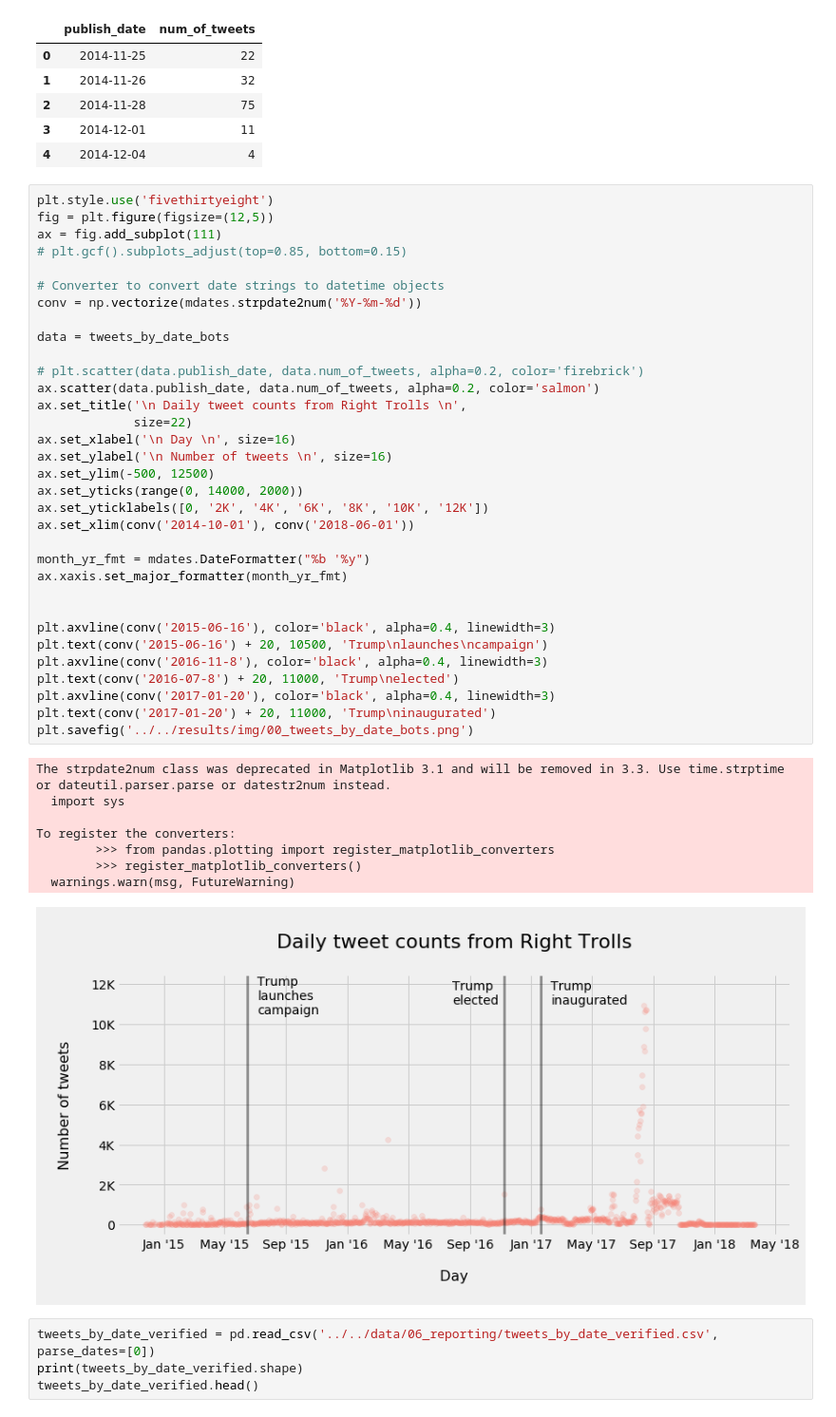
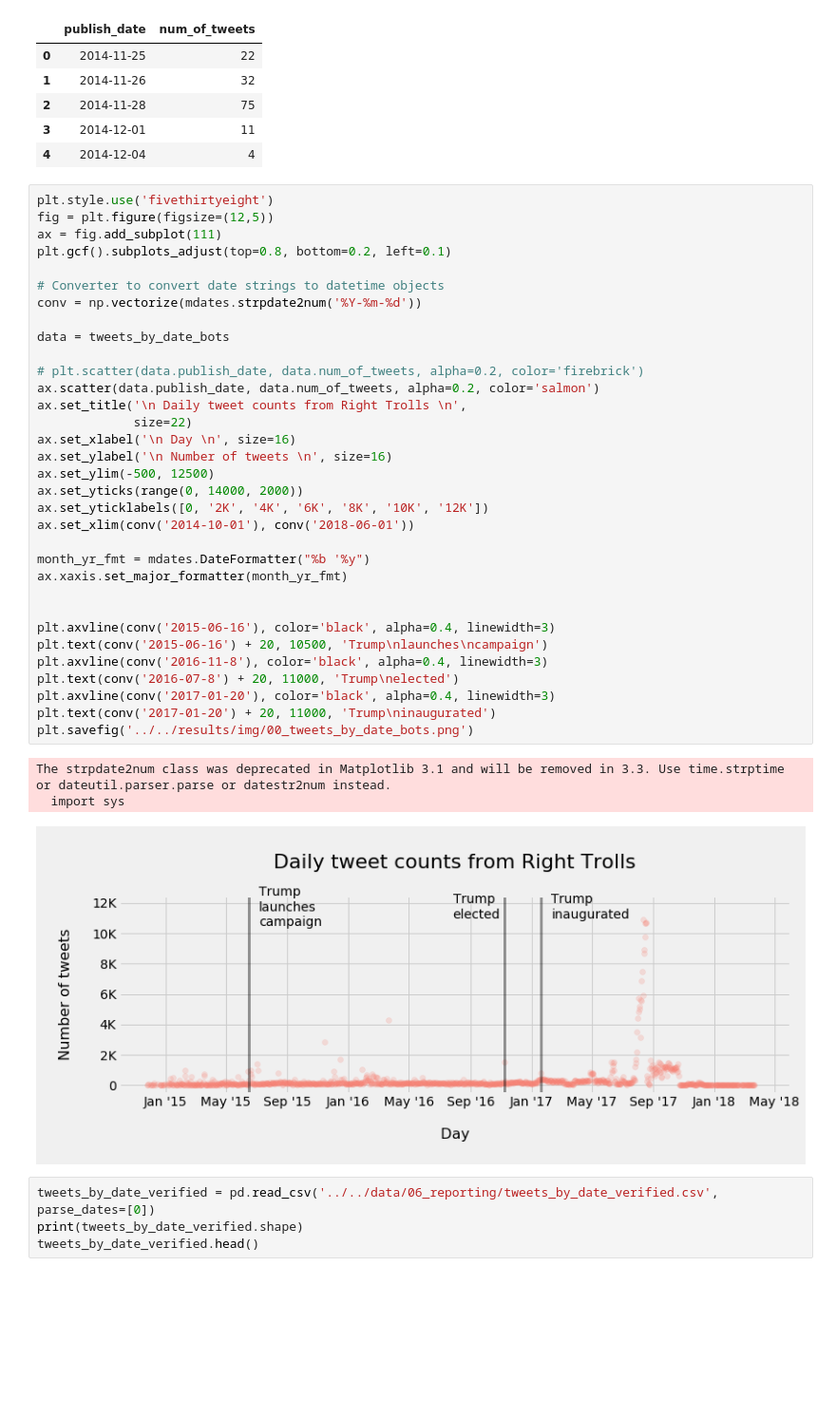
Before and after one commit to yontartu/bot-vs-human, a Jupyter notebook: notebooks/03_analysis/20190901-jg-testing-models.ipynb, the cells around one changed output. Shown: that part at 95% size. Cells and saved outputs as stored; diff of their text form; blank space fills up the shorter version.

```diff
--- a/notebooks/03_analysis/20190901-jg-testing-models.ipynb
+++ b/notebooks/03_analysis/20190901-jg-testing-models.ipynb
@@ -990,44 +996,39 @@ tweets_by_date_bots.head()
 plt.style.use('fivethirtyeight')
 fig = plt.figure(figsize=(12,5))
 ax = fig.add_subplot(111)
-# plt.gcf().subplots_adjust(top=0.85, bottom=0.15)
+plt.gcf().subplots_adjust(top=0.8, bottom=0.2, left=0.1)
 
 # Converter to convert date strings to datetime objects
 conv = np.vectorize(mdates.strpdate2num('%Y-%m-%d'))
 
 data = tweets_by_date_bots
 
 # plt.scatter(data.publish_date, data.num_of_tweets, alpha=0.2, color='firebrick')
 ax.scatter(data.publish_date, data.num_of_tweets, alpha=0.2, color='salmon')
 ax.set_title('\n Daily tweet counts from Right Trolls \n',
              size=22)
 ax.set_xlabel('\n Day \n', size=16)
 ax.set_ylabel('\n Number of tweets \n', size=16)
 ax.set_ylim(-500, 12500)
 ax.set_yticks(range(0, 14000, 2000))
 ax.set_yticklabels([0, '2K', '4K', '6K', '8K', '10K', '12K'])
 ax.set_xlim(conv('2014-10-01'), conv('2018-06-01'))
 
 month_yr_fmt = mdates.DateFormatter("%b '%y")
 ax.xaxis.set_major_formatter(month_yr_fmt)
 
 
 plt.axvline(conv('2015-06-16'), color='black', alpha=0.4, linewidth=3)
 plt.text(conv('2015-06-16') + 20, 10500, 'Trump\nlaunches\ncampaign')
 plt.axvline(conv('2016-11-8'), color='black', alpha=0.4, linewidth=3)
 plt.text(conv('2016-07-8') + 20, 11000, 'Trump\nelected')
 plt.axvline(conv('2017-01-20'), color='black', alpha=0.4, linewidth=3)
 plt.text(conv('2017-01-20') + 20, 11000, 'Trump\ninaugurated')
 plt.savefig('../../results/img/00_tweets_by_date_bots.png')
 # %% [output]
 The strpdate2num class was deprecated in Matplotlib 3.1 and will be removed in 3.3. Use time.strptime or dateutil.parser.parse or datestr2num instead.
   import sys
-
-To register the converters:
-        >>> from pandas.plotting import register_matplotlib_converters
-        >>> register_matplotlib_converters()
-  warnings.warn(msg, FutureWarning)
-[figure, old version]
+[figure, new version]
 # %%
 tweets_by_date_verified = pd.read_csv('../../data/06_reporting/tweets_by_date_verified.csv', parse_dates=[0])
 print(tweets_by_date_verified.shape)
```
Also changed, not shown: parts of 4 cells of this notebook.
